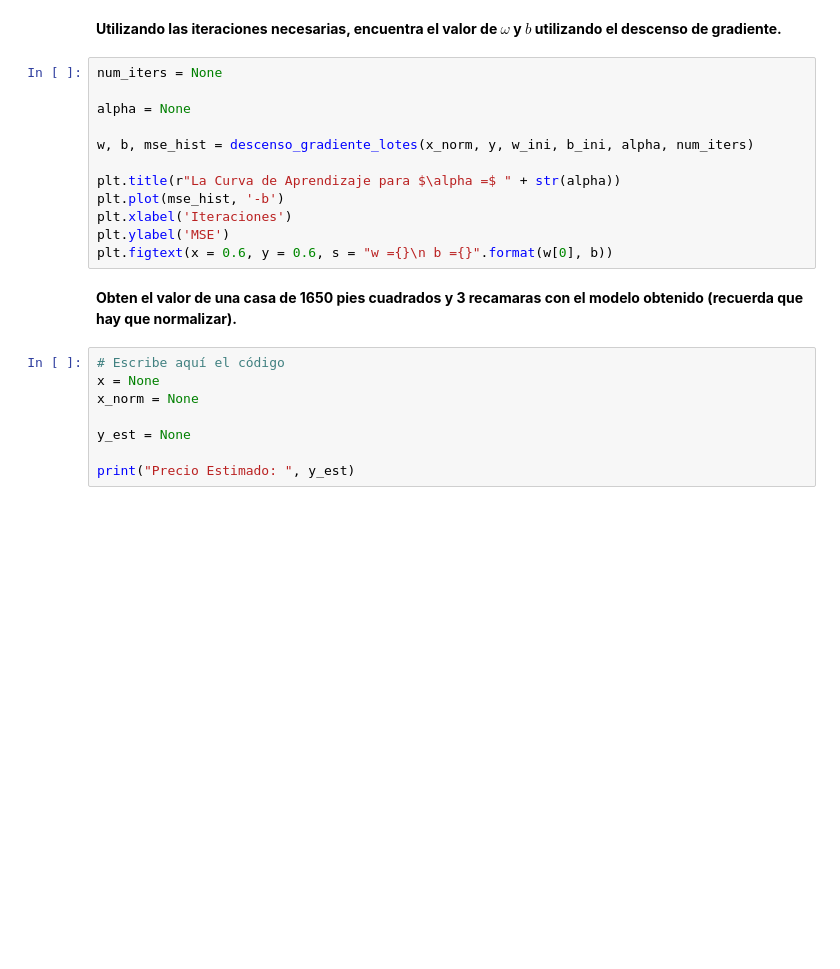
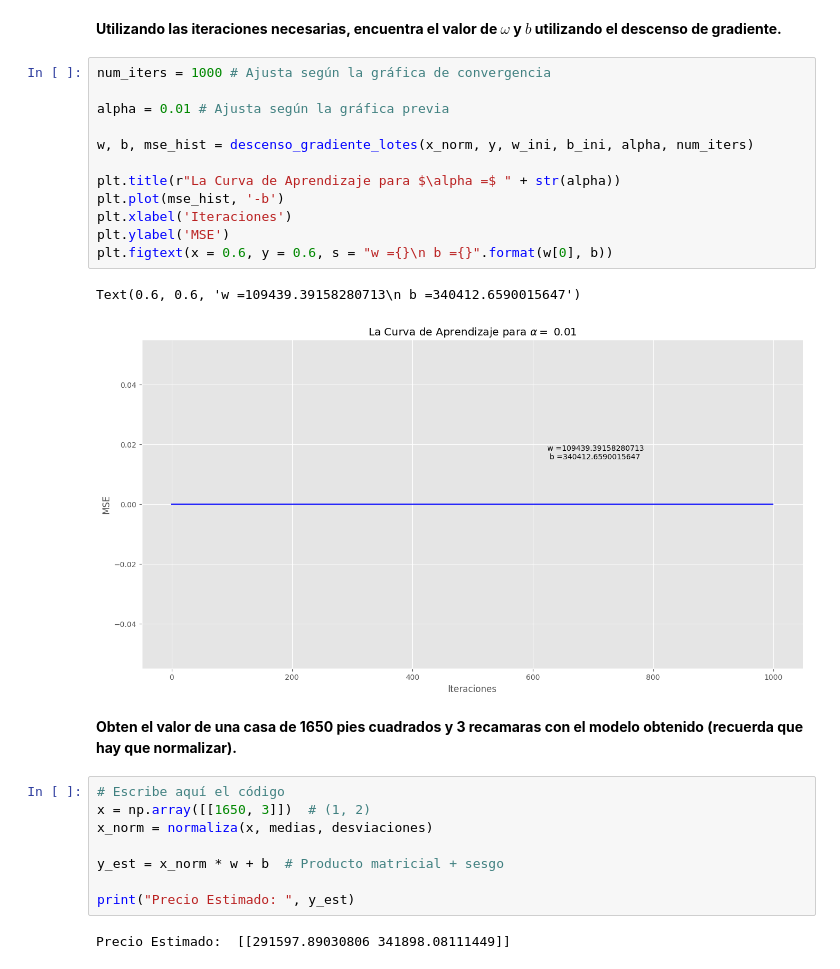
Before and after one commit to FranciscoAtondo/3-Aprendizaje, a Jupyter notebook: reg_lineal.ipynb, the cells around one changed output. Saved outputs shown, nothing was run; the diff lists cells and outputs as text; blank space fills up the shorter version.

```diff
--- a/reg_lineal.ipynb
+++ b/reg_lineal.ipynb
@@ -364,24 +369,29 @@ UFuncTypeError: Cannot cast ufunc 'subtract' output from dtype('O') to dtype('fl
 # %% [markdown]
 **Utilizando las iteraciones necesarias, encuentra el valor de $\omega$ y $b$ utilizando el descenso de gradiente.**
 # %%
-num_iters = None
+num_iters = 1000 # Ajusta según la gráfica de convergencia
 
-alpha = None
+alpha = 0.01 # Ajusta según la gráfica previa
 
 w, b, mse_hist = descenso_gradiente_lotes(x_norm, y, w_ini, b_ini, alpha, num_iters)
 
 plt.title(r"La Curva de Aprendizaje para $\alpha =$ " + str(alpha))
 plt.plot(mse_hist, '-b')
 plt.xlabel('Iteraciones')
 plt.ylabel('MSE')
 plt.figtext(x = 0.6, y = 0.6, s = "w ={}\n b ={}".format(w[0], b))
+# %% [output]
+Text(0.6, 0.6, 'w =109439.39158280713\n b =340412.6590015647')
+[figure, added]
 # %% [markdown]
 **Obten el valor de una casa de 1650 pies cuadrados y 3 recamaras con el modelo obtenido (recuerda que hay que normalizar).**
 # %%
 # Escribe aquí el código
-x = None
-x_norm = None
+x = np.array([[1650, 3]])  # (1, 2)
+x_norm = normaliza(x, medias, desviaciones)
 
-y_est = None
+y_est = x_norm * w + b  # Producto matricial + sesgo
 
 print("Precio Estimado: ", y_est)
+# %% [output]
+Precio Estimado:  [[291597.89030806 341898.08111449]]
```
Also changed, not shown: parts of 4 cells of this notebook.
